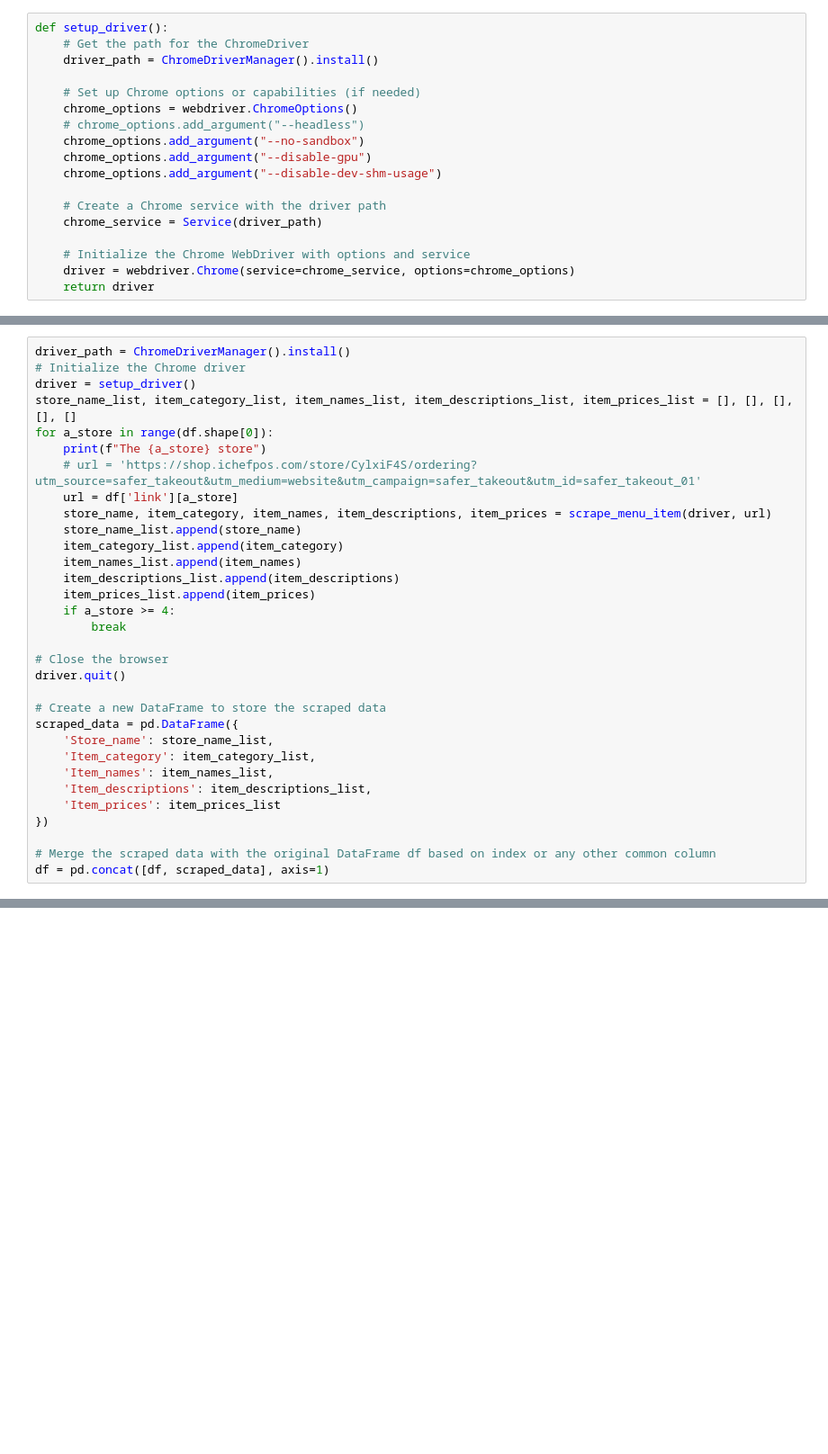
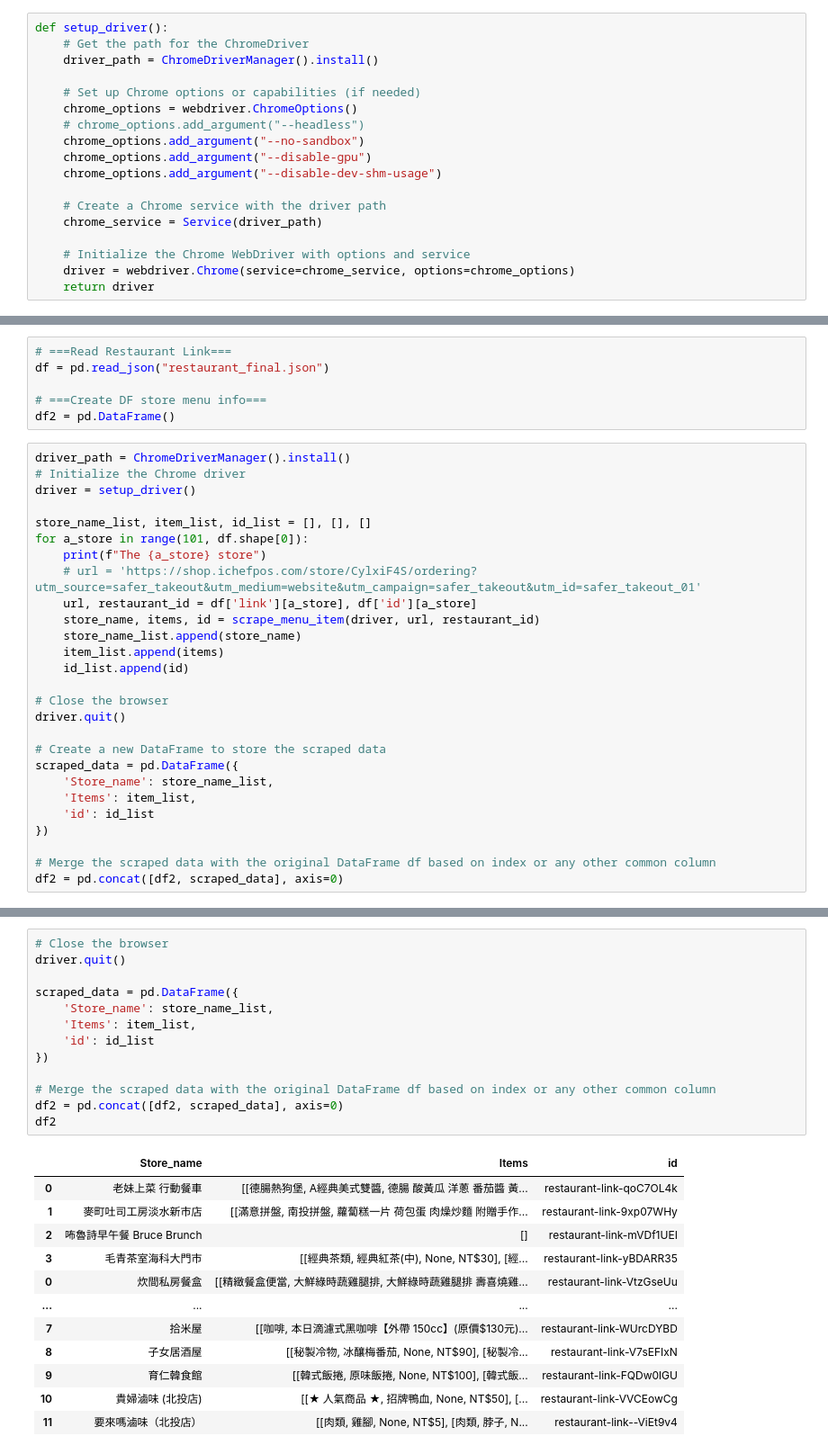
Before and after one commit to franco-1012/webScrape0327_ichef, a Jupyter notebook: ichef菜單＿菜單網站爬蟲.ipynb, the cells around one changed output, grey strips where cells are left out. Shown at 90% size. Drawn from its saved outputs; the diff is of its cells as text; blank space fills up the shorter version.

```diff
--- a/ichef菜單＿菜單網站爬蟲.ipynb
+++ b/ichef菜單＿菜單網站爬蟲.ipynb
@@ -101,20 +264,23 @@ df.head()
+# %%
+# ===Read Restaurant Link===
+df = pd.read_json("restaurant_final.json")
+
+# ===Create DF store menu info===
+df2 = pd.DataFrame()
 # %%
 driver_path = ChromeDriverManager().install()
 # Initialize the Chrome driver
 driver = setup_driver()
-store_name_list, item_category_list, item_names_list, item_descriptions_list, item_prices_list = [], [], [], [], []
-for a_store in range(df.shape[0]):
+
+store_name_list, item_list, id_list = [], [], []
+for a_store in range(101, df.shape[0]):
     print(f"The {a_store} store")
     # url = 'https://shop.ichefpos.com/store/CylxiF4S/ordering?utm_source=safer_takeout&utm_medium=website&utm_campaign=safer_takeout&utm_id=safer_takeout_01'
-    url = df['link'][a_store]
-    store_name, item_category, item_names, item_descriptions, item_prices = scrape_menu_item(driver, url)
+    url, restaurant_id = df['link'][a_store], df['id'][a_store]
+    store_name, items, id = scrape_menu_item(driver, url, restaurant_id)
     store_name_list.append(store_name)
-    item_category_list.append(item_category)
-    item_names_list.append(item_names)
-    item_descriptions_list.append(item_descriptions)
-    item_prices_list.append(item_prices)
-    if a_store >= 4:
-        break
+    item_list.append(items)
+    id_list.append(id)
 
 # Close the browser
 driver.quit()
@@ -122,12 +288,10 @@ driver.quit()
 # Create a new DataFrame to store the scraped data
 scraped_data = pd.DataFrame({
     'Store_name': store_name_list,
-    'Item_category': item_category_list,
-    'Item_names': item_names_list,
-    'Item_descriptions': item_descriptions_list,
-    'Item_prices': item_prices_list
+    'Items': item_list,
+    'id': id_list
 })
 
 # Merge the scraped data with the original DataFrame df based on index or any other common column
-df = pd.concat([df, scraped_data], axis=1)
+df2 = pd.concat([df2, scraped_data], axis=0)
 # %% [output]
@@ -151,0 +315,26 @@ KeyboardInterrupt:
+# %%
+# Close the browser
+driver.quit()
+
+scraped_data = pd.DataFrame({
+    'Store_name': store_name_list,
+    'Items': item_list,
+    'id': id_list
+})
+
+# Merge the scraped data with the original DataFrame df based on index or any other common column
+df2 = pd.concat([df2, scraped_data], axis=0)
+df2
+# %% [output]
+|  | Store_name | Items | id |
+| 0 | 老妹上菜 行動餐車 | [[德腸熱狗堡, A經典美式雙醬, 德腸 酸黃瓜 洋蔥 番茄醬 黃... | restaurant-link-qoC7OL4k |
+| 1 | 麥町吐司工房淡水新市店 | [[滿意拼盤, 南投拼盤, 蘿蔔糕一片 荷包蛋 肉燥炒麵 附贈手作... | restaurant-link-9xp07WHy |
+| 2 | 咘魯詩早午餐 Bruce Brunch | [] | restaurant-link-mVDf1UEI |
+| 3 | 毛青茶室海科大門市 | [[經典茶類, 經典紅茶(中), None, NT$30], [經... | restaurant-link-yBDARR35 |
+| 0 | 炊間私房餐盒 | [[精緻餐盒便當, 大鮮綠時蔬雞腿排, 大鮮綠時蔬雞腿排 壽喜燒雞... | restaurant-link-VtzGseUu |
+| ... | ... | ... | ... |
+| 7 | 拾米屋 | [[咖啡, 本日滴濾式黑咖啡【外帶 150cc】(原價$130元)... | restaurant-link-WUrcDYBD |
+| 8 | 子女居酒屋 | [[秘製冷物, 冰釀梅番茄, None, NT$90], [秘製冷... | restaurant-link-V7sEFIxN |
+| 9 | 育仁韓食館 | [[韓式飯捲, 原味飯捲, None, NT$100], [韓式飯... | restaurant-link-FQDw0lGU |
+| 10 | 貴婦滷味 (北投店) | [[★ 人氣商品 ★, 招牌鴨血, None, NT$50], [... | restaurant-link-VVCEowCg |
+| 11 | 要來嗎滷味（北投店） | [[肉類, 雞腳, None, NT$5], [肉類, 脖子, N... | restaurant-link--ViEt9v4 |
```
Also changed, not shown: parts of 7 cells of this notebook.
